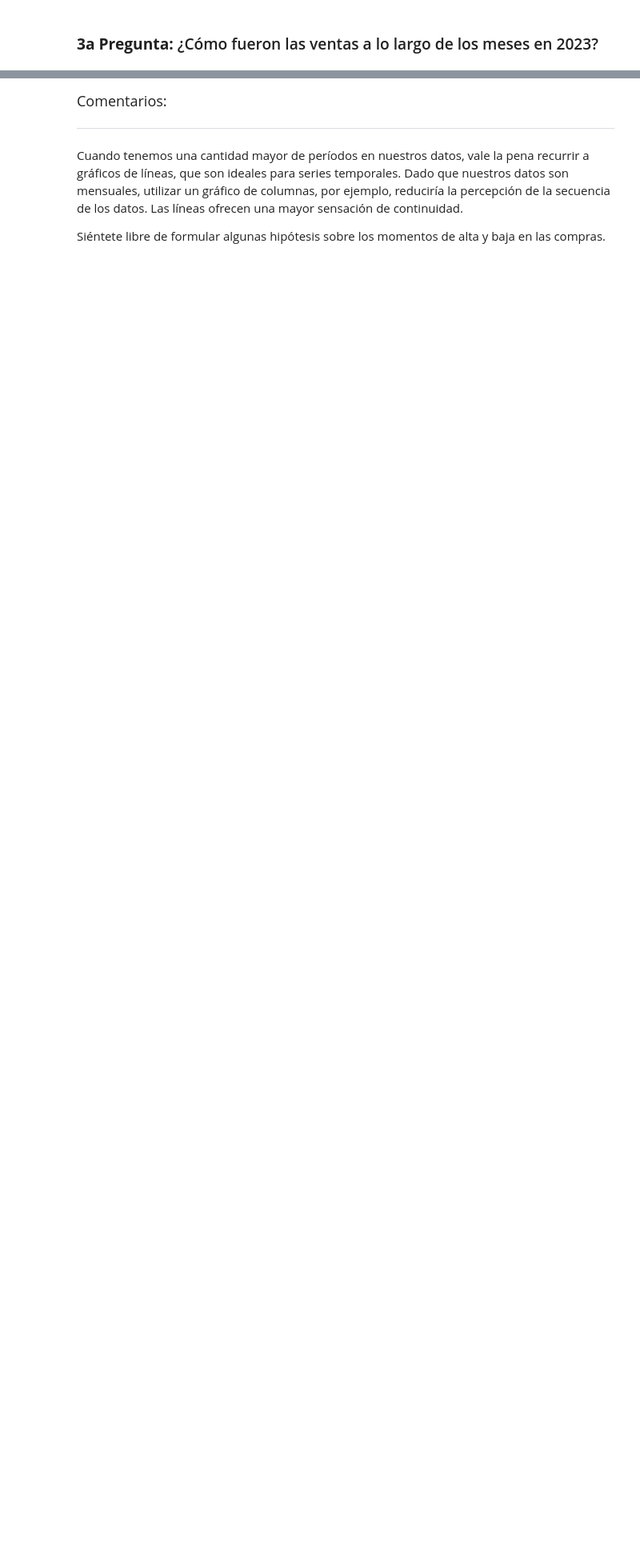
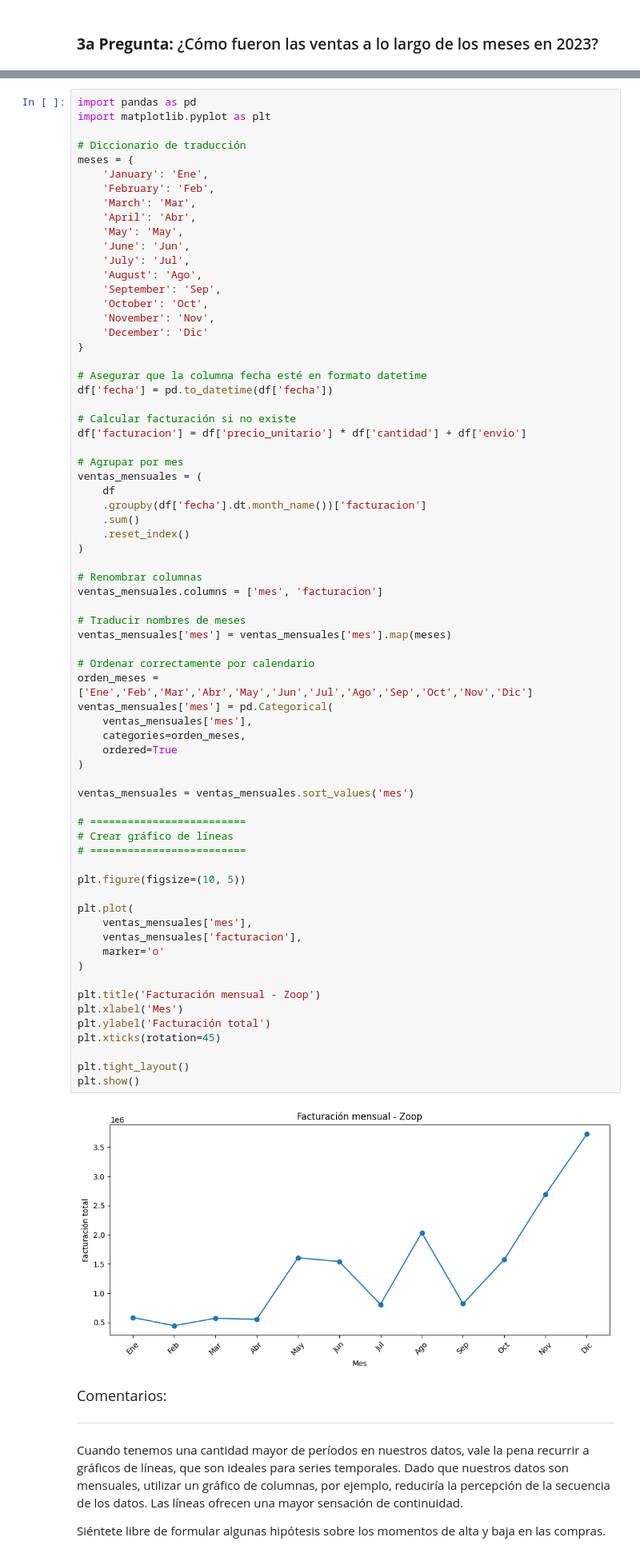
Before and after one commit to Yaaxek/IA-aplicada-a-la-ciencia-de-datos, a Jupyter notebook: ia_aplicada_a_ciencia_de_datos.ipynb, the cells around one changed output, grey strips where cells are left out. Shown at 80% size. Drawn from its saved outputs; the diff is of its cells as text; blank space fills up the shorter version.

```diff
--- a/ia_aplicada_a_ciencia_de_datos.ipynb
+++ b/ia_aplicada_a_ciencia_de_datos.ipynb
@@ -249,6 +1452,77 @@ meses = {
 
 
 Utiliza las bibliotecas de visualización de datos de Python para crear esta visualización.
+# %%
+import pandas as pd
+import matplotlib.pyplot as plt
+
+# Diccionario de traducción
+meses = {
+    'January': 'Ene',
+    'February': 'Feb',
+    'March': 'Mar',
+    'April': 'Abr',
+    'May': 'May',
+    'June': 'Jun',
+    'July': 'Jul',
+    'August': 'Ago',
+    'September': 'Sep',
+    'October': 'Oct',
+    'November': 'Nov',
+    'December': 'Dic'
+}
+
+# Asegurar que la columna fecha esté en formato datetime
+df['fecha'] = pd.to_datetime(df['fecha'])
+
+# Calcular facturación si no existe
+df['facturacion'] = df['precio_unitario'] * df['cantidad'] + df['envio']
+
+# Agrupar por mes
+ventas_mensuales = (
+    df
+    .groupby(df['fecha'].dt.month_name())['facturacion']
+    .sum()
+    .reset_index()
+)
+
+# Renombrar columnas
+ventas_mensuales.columns = ['mes', 'facturacion']
+
+# Traducir nombres de meses
+ventas_mensuales['mes'] = ventas_mensuales['mes'].map(meses)
+
+# Ordenar correctamente por calendario
+orden_meses = ['Ene','Feb','Mar','Abr','May','Jun','Jul','Ago','Sep','Oct','Nov','Dic']
+ventas_mensuales['mes'] = pd.Categorical(
+    ventas_mensuales['mes'],
+    categories=orden_meses,
+    ordered=True
+)
+
+ventas_mensuales = ventas_mensuales.sort_values('mes')
+
+# =========================
+# Crear gráfico de líneas
+# =========================
+
+plt.figure(figsize=(10, 5))
+
+plt.plot(
+    ventas_mensuales['mes'],
+    ventas_mensuales['facturacion'],
+    marker='o'
+)
+
+plt.title('Facturación mensual - Zoop')
+plt.xlabel('Mes')
+plt.ylabel('Facturación total')
+plt.xticks(rotation=45)
+
+plt.tight_layout()
+plt.show()
+# %% [output]
+[figure, added]
 # %% [markdown]
 <font color="7b71ff" size=4> Comentarios: </font>
 
```
Also changed, not shown: parts of 72 cells of this notebook.
